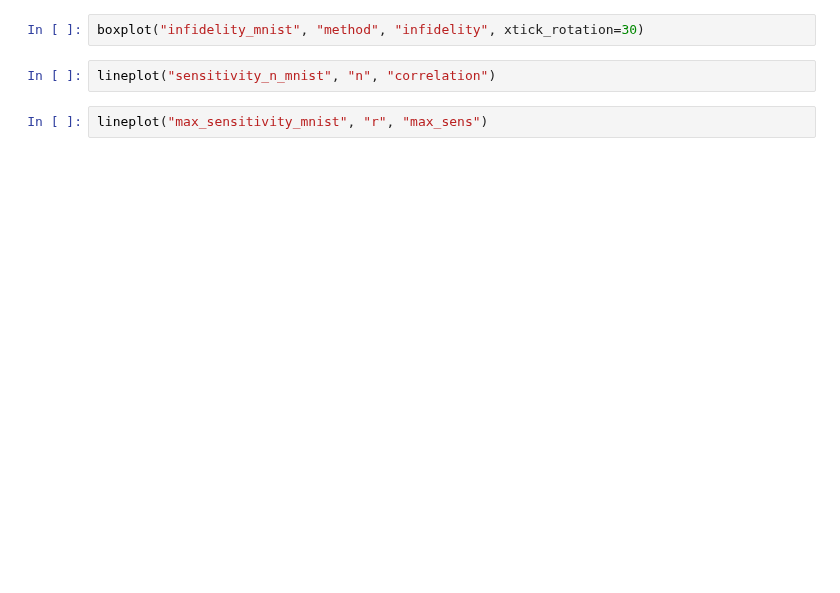
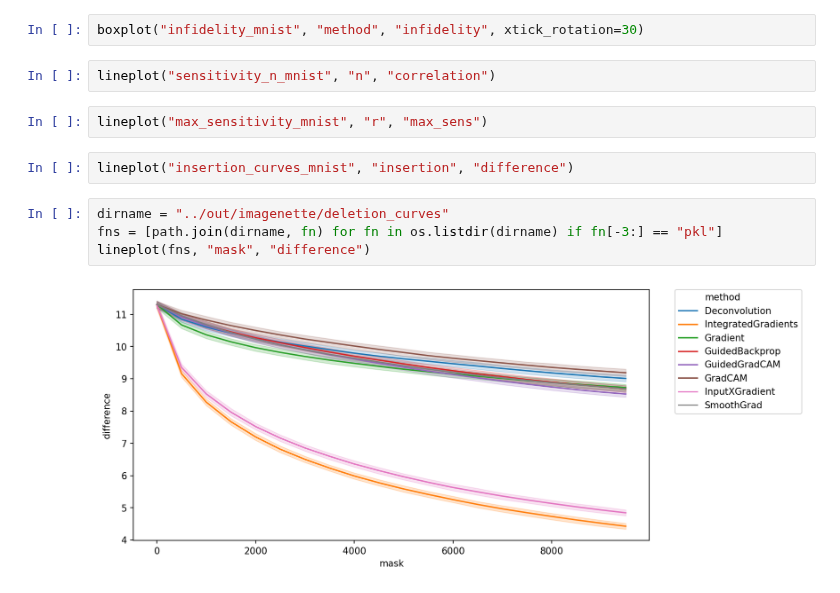
Before and after one commit to arnegevaert/benchmark, a Jupyter notebook: sandbox/plot_result.ipynb, the cells around one changed output. Drawn from its saved outputs; the diff is of its cells as text; blank space fills up the shorter version.

```diff
--- a/sandbox/plot_result.ipynb
+++ b/sandbox/plot_result.ipynb
@@ -36,3 +34,11 @@ boxplot("infidelity_mnist", "method", "infidelity", xtick_rotation=30)
 lineplot("sensitivity_n_mnist", "n", "correlation")
 # %%
 lineplot("max_sensitivity_mnist", "r", "max_sens")
+# %%
+lineplot("insertion_curves_mnist", "insertion", "difference")
+# %%
+dirname = "../out/imagenette/deletion_curves"
+fns = [path.join(dirname, fn) for fn in os.listdir(dirname) if fn[-3:] == "pkl"]
+lineplot(fns, "mask", "difference")
+# %% [output]
+[figure, added]
```
Also changed, not shown: parts of 6 cells of this notebook, 1 other file.
